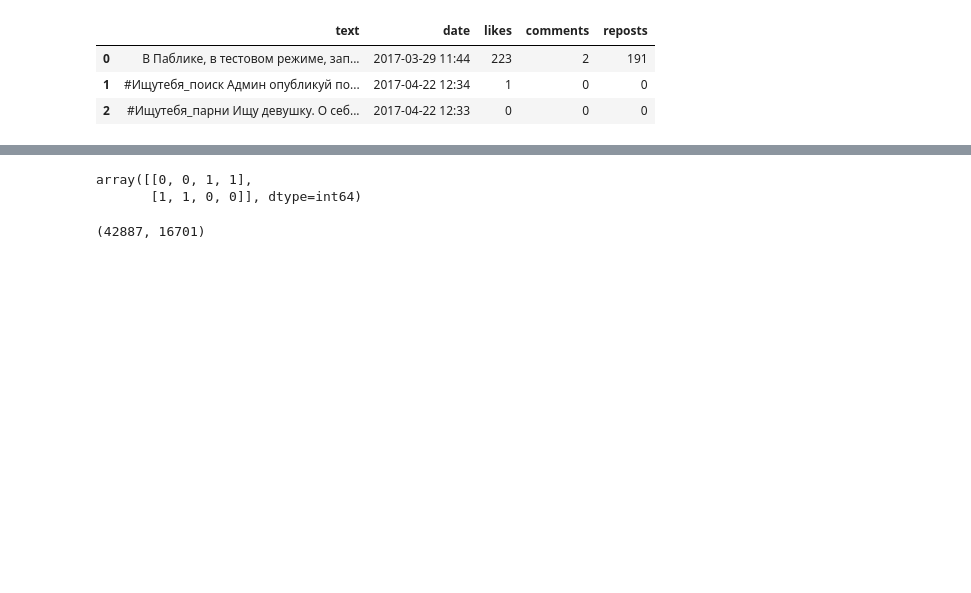
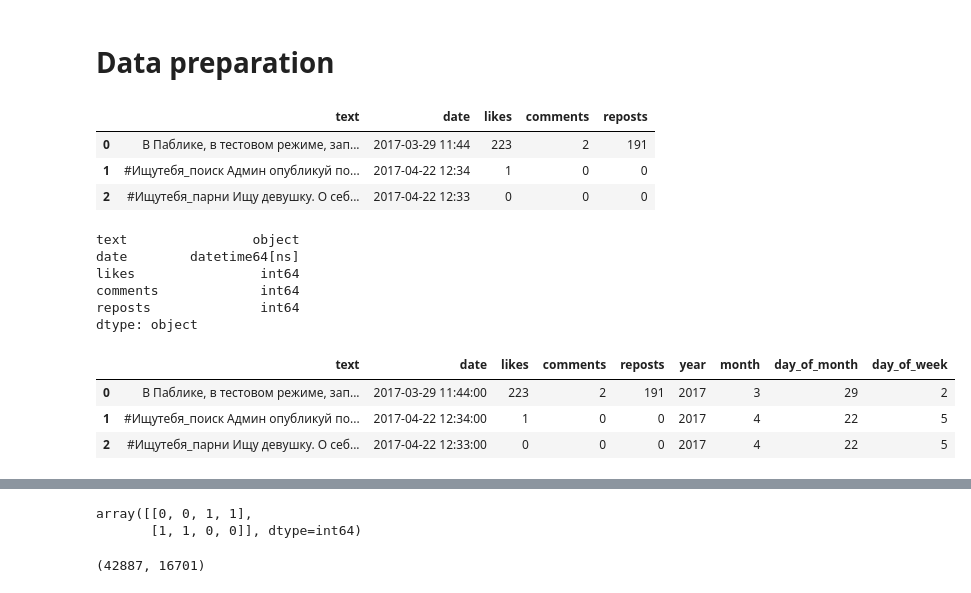
Before and after one commit to re9ulus/vk_analytics, a Jupyter notebook: src/analytics.ipynb, the cells around one changed output, grey strips where cells are left out. Cells and saved outputs as stored; diff of their text form; code cells hidden in the pictures; blank space fills up the shorter version.

```diff
--- a/src/analytics.ipynb
+++ b/src/analytics.ipynb
@@ -5,2 +5,4 @@ import nltk
+# %% [markdown]
+# Data preparation
 # %%
 data = pd.read_csv('./vk_data.tsv', sep='\t')
@@ -11,3 +14,12 @@ data.head(3)
 | 0 | В Паблике, в тестовом режиме, зап... | 2017-03-29 11:44 | 223 | 2 | 191 |
 | 1 | #Ищутебя_поиск Админ опубликуй по... | 2017-04-22 12:34 | 1 | 0 | 0 |
 | 2 | #Ищутебя_парни Ищу девушку. О себ... | 2017-04-22 12:33 | 0 | 0 | 0 |
+# %%
+data.dtypes
+# %% [output]
+text                object
+date        datetime64[ns]
+likes                int64
+comments             int64
+reposts              int64
+dtype: object
@@ -13,0 +31,7 @@ data.head(3)
+# %%
+data.head(3)
+# %% [output]
+|  | text | date | likes | comments | reposts | year | month | day_of_month | day_of_week |
+| 0 | В Паблике, в тестовом режиме, зап... | 2017-03-29 11:44:00 | 223 | 2 | 191 | 2017 | 3 | 29 | 2 |
+| 1 | #Ищутебя_поиск Админ опубликуй по... | 2017-04-22 12:34:00 | 1 | 0 | 0 | 2017 | 4 | 22 | 5 |
+| 2 | #Ищутебя_парни Ищу девушку. О себ... | 2017-04-22 12:33:00 | 0 | 0 | 0 | 2017 | 4 | 22 | 5 |
```
Also changed, not shown: parts of 9 cells of this notebook.
